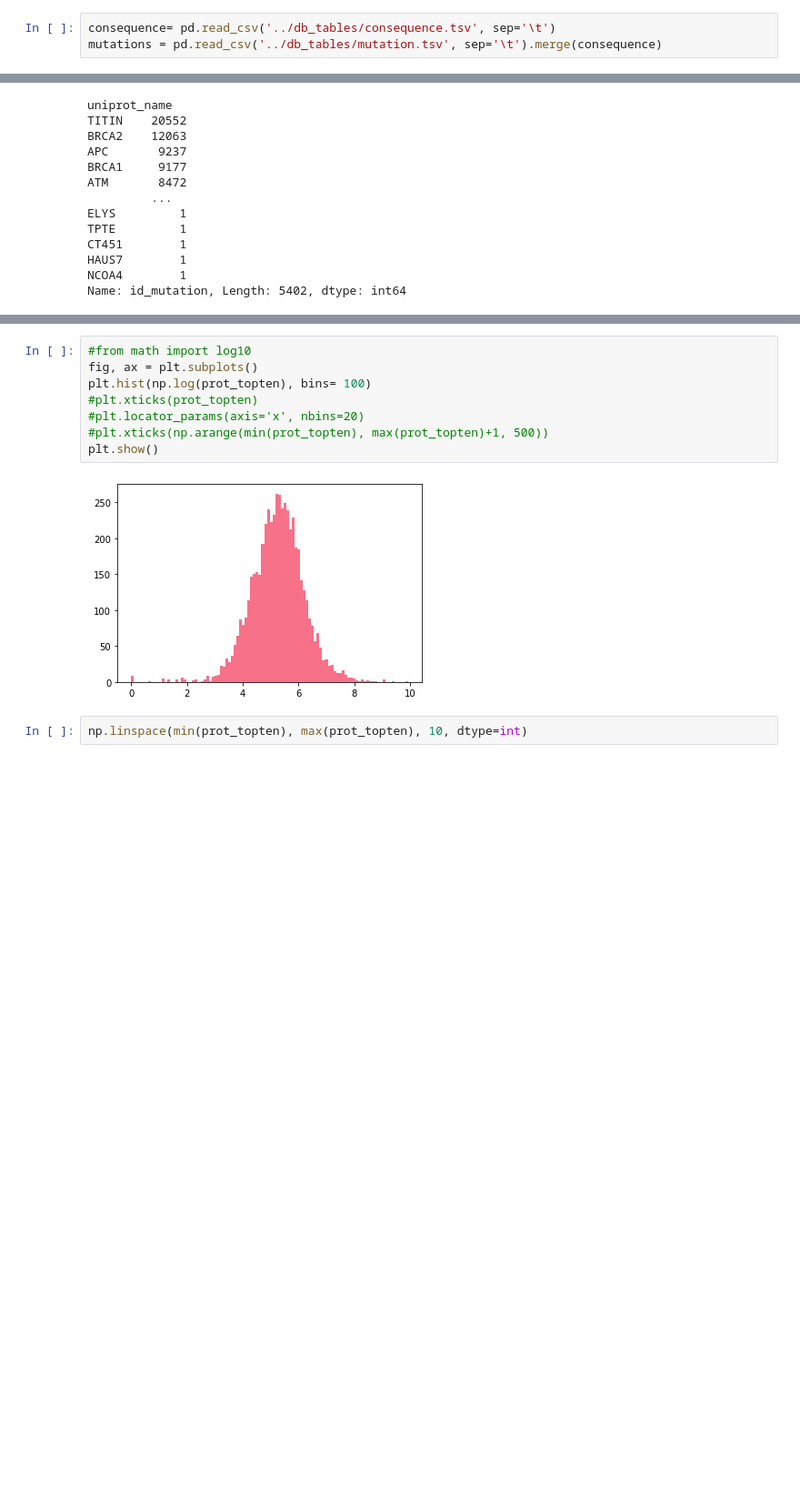
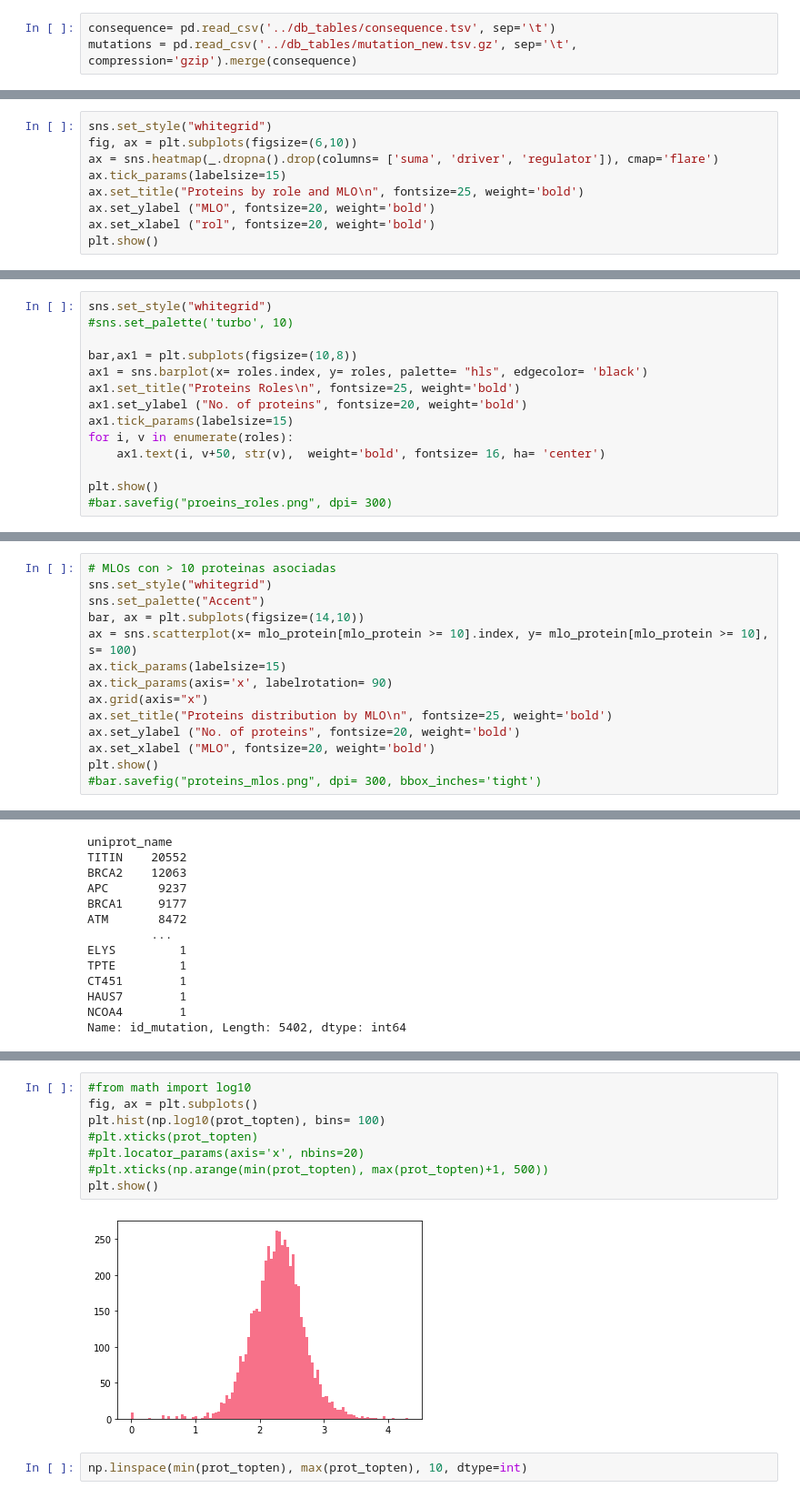
Before and after one commit to alvaro-2/mutations, a Jupyter notebook: disease_plots/some_plots.ipynb, the cells around one changed output, grey strips where cells are left out. Shown at 91% size. Drawn from its saved outputs; the diff is of its cells as text; blank space fills up the shorter version.

```diff
--- a/disease_plots/some_plots.ipynb
+++ b/disease_plots/some_plots.ipynb
@@ -11,7 +11,7 @@ import plotly.graph_objects as go
 # Load datasets
 # %%
 consequence= pd.read_csv('../db_tables/consequence.tsv', sep='\t')
-mutations = pd.read_csv('../db_tables/mutation.tsv', sep='\t').merge(consequence)
+mutations = pd.read_csv('../db_tables/mutation_new.tsv.gz', sep='\t', compression='gzip').merge(consequence)
 # %%
 # Traer los nombres de las prote
 proteins = pd.read_csv('../db_tables/protein.tsv', sep='\t', usecols=['id_protein', 'uniprot_acc', 'uniprot_name'])
@@ -201,0 +482,9 @@ plt.show()
+# %%
+sns.set_style("whitegrid")
+fig, ax = plt.subplots(figsize=(6,10))
+ax = sns.heatmap(_.dropna().drop(columns= ['suma', 'driver', 'regulator']), cmap='flare')
+ax.tick_params(labelsize=15)
+ax.set_title("Proteins by role and MLO\n", fontsize=25, weight='bold')
+ax.set_ylabel ("MLO", fontsize=20, weight='bold')
+ax.set_xlabel ("rol", fontsize=20, weight='bold')
+plt.show()
@@ -201,0 +587,14 @@ plt.show()
+# %%
+sns.set_style("whitegrid")
+#sns.set_palette('turbo', 10)
+
+bar,ax1 = plt.subplots(figsize=(10,8))
+ax1 = sns.barplot(x= roles.index, y= roles, palette= "hls", edgecolor= 'black')
+ax1.set_title("Proteins Roles\n", fontsize=25, weight='bold')
+ax1.set_ylabel ("No. of proteins", fontsize=20, weight='bold')
+ax1.tick_params(labelsize=15)
+for i, v in enumerate(roles):
+    ax1.text(i, v+50, str(v),  weight='bold', fontsize= 16, ha= 'center')
+
+plt.show()
+#bar.savefig("proeins_roles.png", dpi= 300)
@@ -201,0 +887,14 @@ plt.show()
+# %%
+# MLOs con > 10 proteinas asociadas
+sns.set_style("whitegrid")
+sns.set_palette("Accent")
+bar, ax = plt.subplots(figsize=(14,10))
+ax = sns.scatterplot(x= mlo_protein[mlo_protein >= 10].index, y= mlo_protein[mlo_protein >= 10], s= 100)
+ax.tick_params(labelsize=15)
+ax.tick_params(axis='x', labelrotation= 90)
+ax.grid(axis="x")
+ax.set_title("Proteins distribution by MLO\n", fontsize=25, weight='bold')
+ax.set_ylabel ("No. of proteins", fontsize=20, weight='bold')
+ax.set_xlabel ("MLO", fontsize=20, weight='bold')
+plt.show()
+#bar.savefig("proteins_mlos.png", dpi= 300, bbox_inches='tight')
@@ -278,13 +1035,13 @@ Name: id_mutation, Length: 5402, dtype: float64
 # %%
 #from math import log10
 fig, ax = plt.subplots()
-plt.hist(np.log(prot_topten), bins= 100)
+plt.hist(np.log10(prot_topten), bins= 100)
 #plt.xticks(prot_topten)
 #plt.locator_params(axis='x', nbins=20)
 #plt.xticks(np.arange(min(prot_topten), max(prot_topten)+1, 500))
 plt.show()
 # %% [output]
-[figure, old version]
+[figure, new version]
 # %%
 np.linspace(min(prot_topten), max(prot_topten), 10, dtype=int)
 # %% [output]
```
Also changed, not shown: parts of 98 cells of this notebook.
